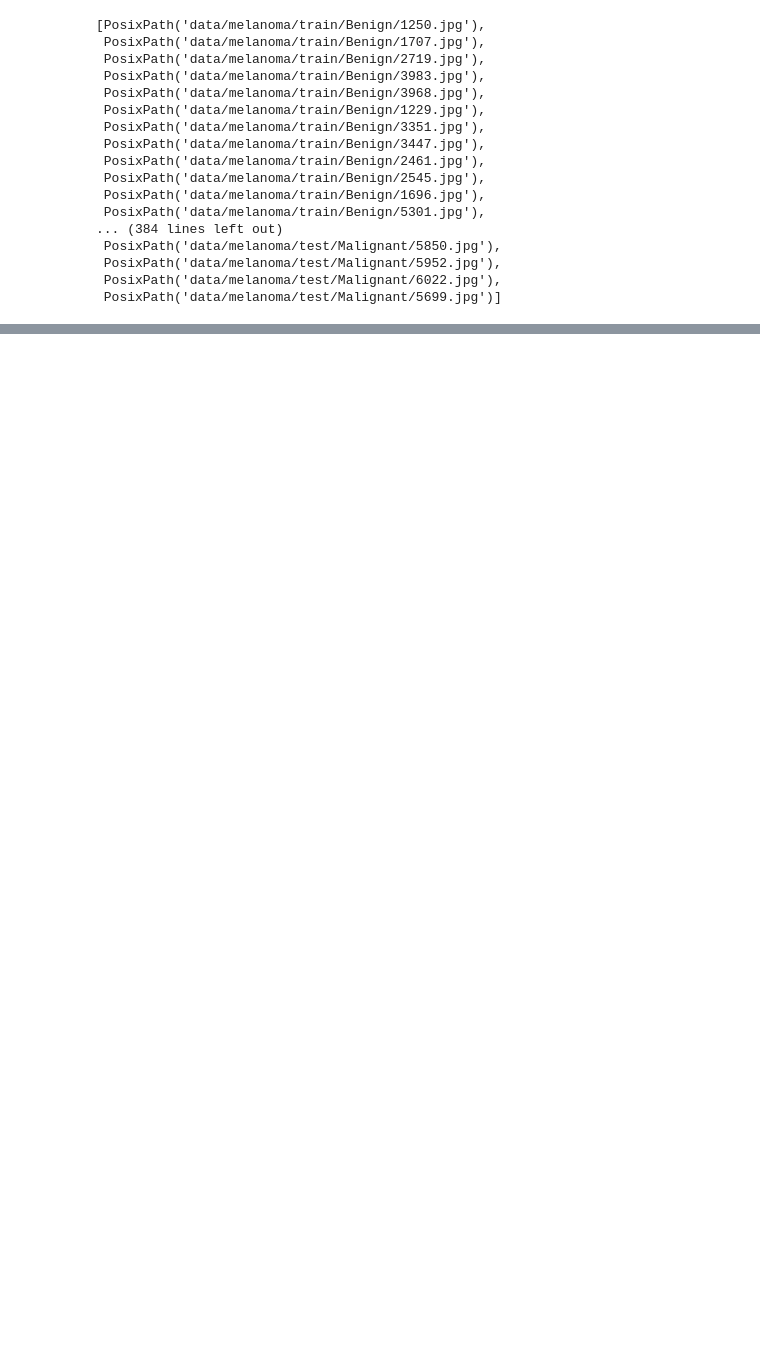
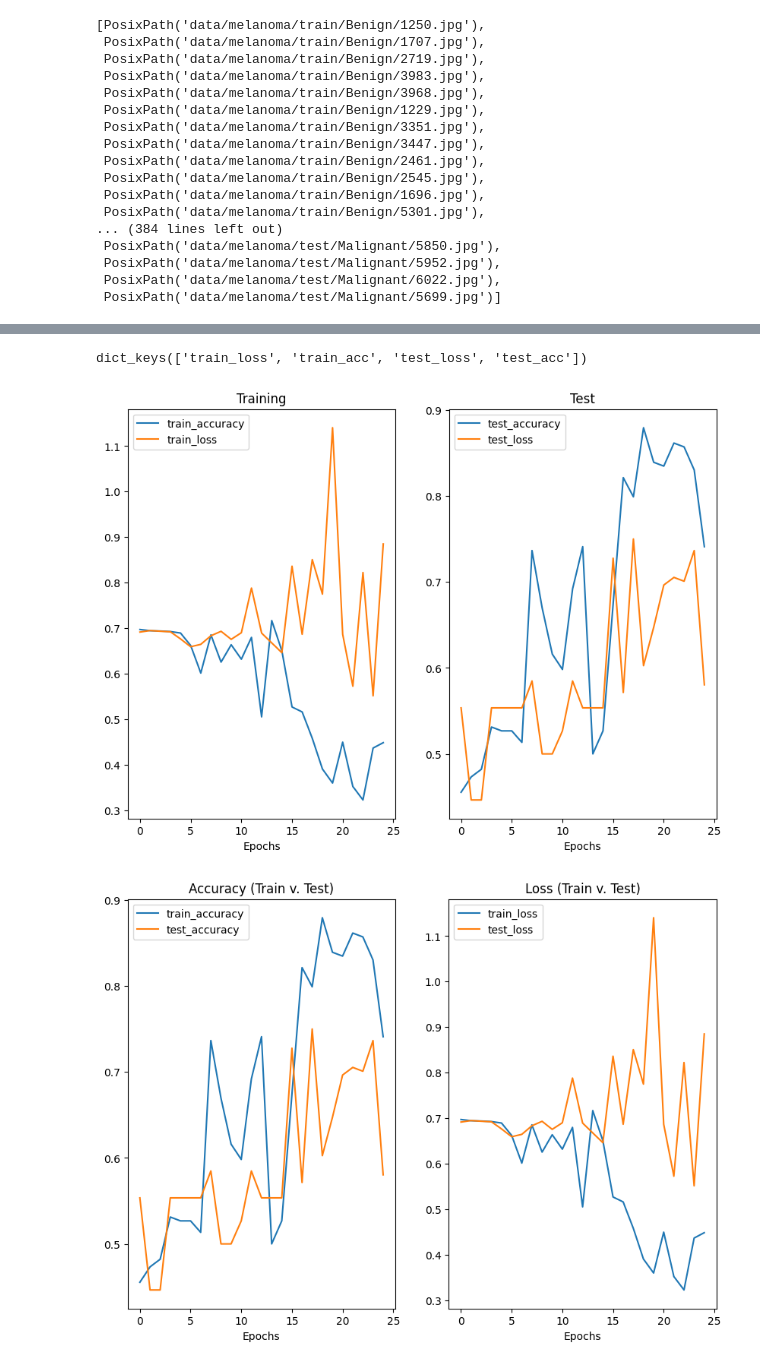
Before and after one commit to jenniferamhajduk/portfolio, a Jupyter notebook: Deep_learning_with_Pytorch_Course/Custom_Datasets.ipynb, the cells around one changed output, grey strips where cells are left out. Saved outputs shown, nothing was run; the diff lists cells and outputs as text; code cells hidden in the pictures; blank space fills up the shorter version.

```diff
--- a/Deep_learning_with_Pytorch_Course/Custom_Datasets.ipynb
+++ b/Deep_learning_with_Pytorch_Course/Custom_Datasets.ipynb
@@ -403,7 +409,7 @@ def train_step(model: torch.nn.Module,
     train_loss, train_acc = 0, 0
     for batch, (X,y) in enumerate(dataloader):
         X, y = X.to(device), y.to(device)
-        y_pred =torch.round(torch.sigmoid(model(X)))
+        y_pred = model(X)
         loss = loss_fn(y_pred, y)
         train_loss += loss.item()
         optimizer.zero_grad()
@@ -428,11 +434,11 @@ def test_step(model: torch.nn.Module,
     with torch.inference_mode():
         for batch, (X_test, y_test) in enumerate(dataloader):
             X_test, y_test = X_test.to(device), y_test.to(device)
-            test_pred = torch.round(torch.sigmoid(model(X_test)))
+            test_pred = model(X_test)
             loss = loss_fn(test_pred, y_test)
             test_loss += loss.item()
             test_pred_labels = test_pred.argmax(dim=1)
-            test_acc += ((test_pred == y_test).sum().item()/len(test_pred_labels))
+            test_acc += ((test_pred_labels == y_test).sum().item()/len(test_pred_labels))
 
     test_loss = test_loss / len(dataloader)
     test_acc = test_acc / len(dataloader)
@@ -460,10 +466,11 @@ def trainer_model(model: torch.nn.Module,
         results["train_acc"].append(train_acc)
         results["test_loss"].append(test_loss)
         results["test_acc"].append(test_acc)
+    return results
 # %%
-LEARNING_RATE = 0.01
-EPOCHS = 10
-loss_fn = nn.BCEWithLogitsLoss()
+LEARNING_RATE = 0.0001
+EPOCHS = 25
+loss_fn = nn.CrossEntropyLoss()
 optimizer = torch.optim.Adam(params=model.parameters(), lr=LEARNING_RATE)
 # %%
 start_time = timer()
@@ -480,0 +500,49 @@ ValueError: Target size (torch.Size([32])) must be the same as input size (torch
+# %%
+model_results.keys()
+# %% [output]
+dict_keys(['train_loss', 'train_acc', 'test_loss', 'test_acc'])
+# %%
+def plot_results_dict(results: Dict[str, List[float]]):
+    loss = results["train_loss"]
+    test_loss = results["test_loss"]
+
+    accuracy = results["train_acc"]
+    test_accuracy = results["test_acc"]
+
+    epochs = range(len(results["train_loss"]))
+
+    plt.figure(figsize=(10,7))
+    plt.subplot(1,2,1)
+    plt.plot(epochs, loss, label="train_accuracy")
+    plt.plot(epochs, test_loss, label="train_loss")
+    plt.title("Training")
+    plt.xlabel("Epochs")
+    plt.legend()
+
+    plt.subplot(1,2,2)
+    plt.plot(epochs, accuracy, label="test_accuracy")
+    plt.plot(epochs, test_accuracy, label="test_loss")
+    plt.title("Test")
+    plt.xlabel("Epochs")
+    plt.legend()
+
+    plt.figure(figsize=(10,7))
+    plt.subplot(1,2,1)
+    plt.plot(epochs, accuracy, label="train_accuracy")
+    plt.plot(epochs, test_accuracy, label="test_accuracy")
+    plt.title("Accuracy (Train v. Test)")
+    plt.xlabel("Epochs")
+    plt.legend()
+
+
+    plt.subplot(1,2,2)
+    plt.plot(epochs, loss, label="train_loss")
+    plt.plot(epochs, test_loss, label="test_loss")
+    plt.title("Loss (Train v. Test)")
+    plt.xlabel("Epochs")
+    plt.legend()
+
+plot_results_dict(model_results)
+# %% [output]
+[figure, added]
+[figure, added]
```
Also changed, not shown: parts of 23 cells of this notebook, 1 other file.
